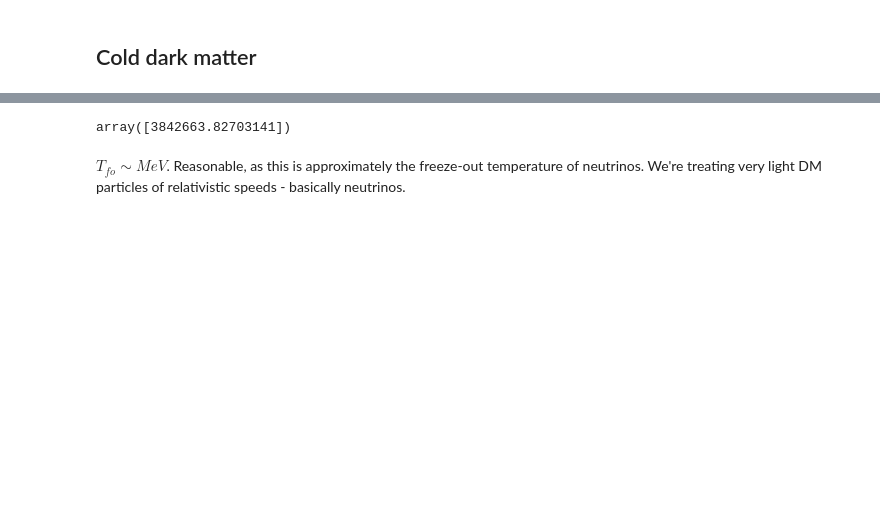
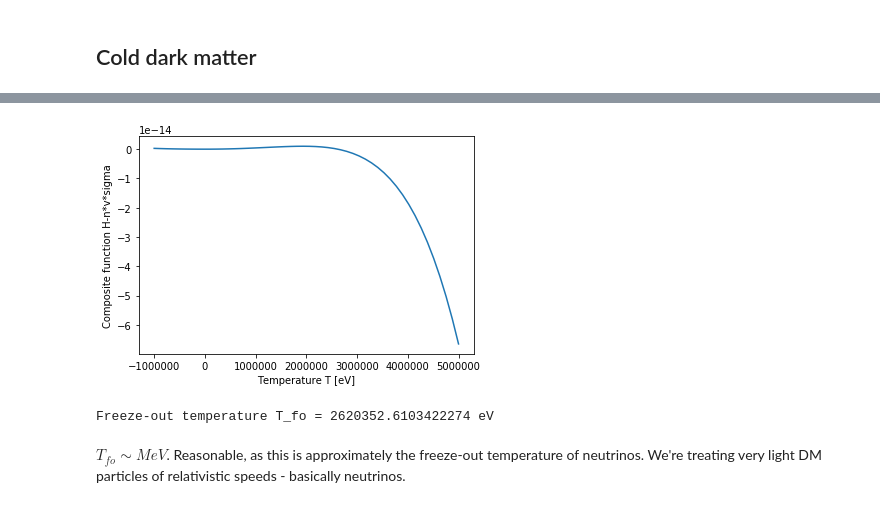
Before and after one commit to adam-coogan/gss19_subhalos, a Jupyter notebook: week_1/anders.ipynb, the cells around one changed output, grey strips where cells are left out. Saved outputs shown, nothing was run; the diff lists cells and outputs as text; code cells hidden in the pictures; blank space fills up the shorter version.

```diff
--- a/week_1/anders.ipynb
+++ b/week_1/anders.ipynb
@@ -179,18 +198,22 @@ plt.show()
 # %%
 #sanity check for T_fo_solver. Plot composite function for hot DM, make sure that the roots are valid
-def T_fo_solver_copy(rel=True):
-    def composite(T):
-        return H(T) - (n(T)*v(T,rel)*sigma(T))
+
+def T_fo_solver_copy(rel=True,alpha=1,m=0):
+    composite = lambda T: H(T) - (n(T,rel=rel,m=m)*v(T,rel=rel,m=m)*sigma(T,alpha))
     T_vect = np.linspace(-10**6,5*10**6)
     composite_vect = []
     for i in T_vect:
         composite_vect.append(composite(i))
     plt.plot(T_vect,composite_vect)
+    plt.xlabel("Temperature T [eV]")
+    plt.ylabel("Composite function H-n*v*sigma")
     plt.show()
-    return scipy.optimize.root_scalar(composite,bracket=[-10**12,10**9],x0=0)
+    T_initial_guess = 10**12
+    return fsolve(composite,T_initial_guess)
 
-T_fo_solver()
+print("Freeze-out temperature T_fo = {} eV".format(T_fo_solver_copy()[0]))
 # %% [output]
+[figure, added]
-array([3842663.82703141])
+Freeze-out temperature T_fo = 2620352.6103422274 eV
 # %% [markdown]
 $T_{fo} \sim MeV$. Reasonable, as this is approximately the freeze-out temperature of neutrinos.  We're treating very light DM particles of relativistic speeds - basically neutrinos.
```
Also changed, not shown: parts of 7 cells of this notebook.
